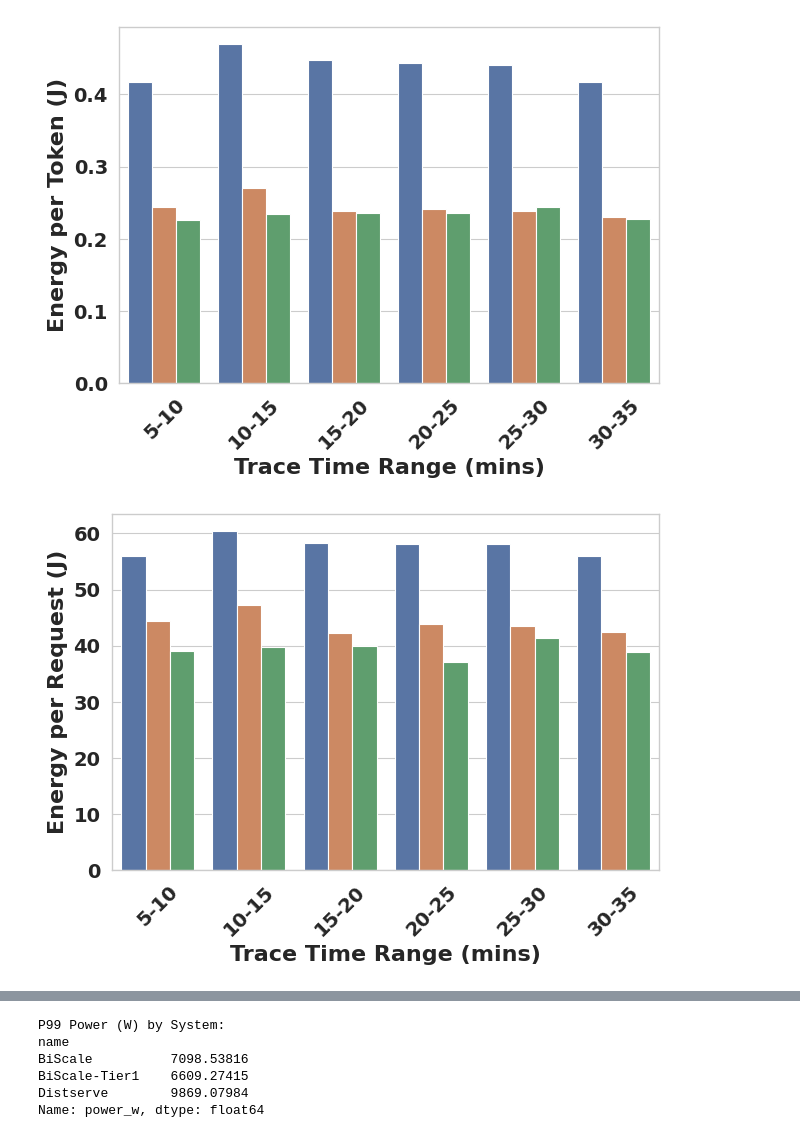
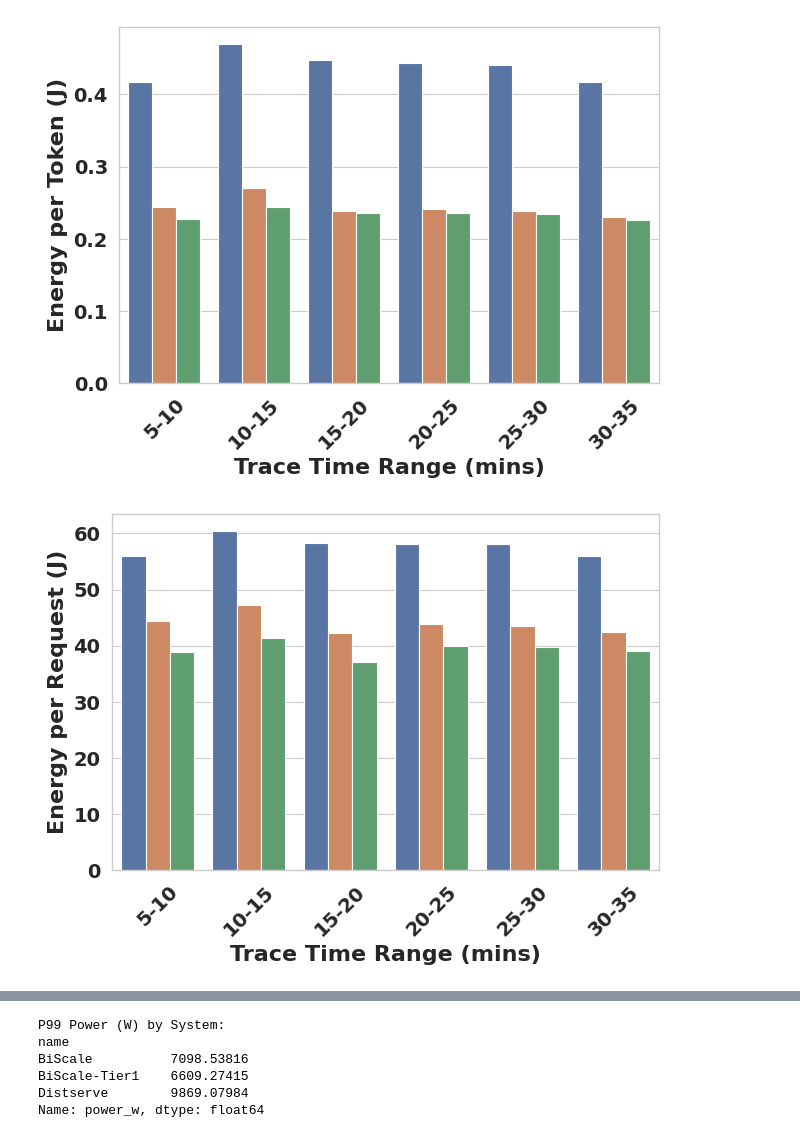
Before and after one commit to Louis-99/vllm-fork, a Jupyter notebook: additional_stuff/asplos_evals/2_nodes/disag_sharegpt.ipynb, the cells around one changed output, grey strips where cells are left out. Cells and saved outputs as stored; diff of their text form; code cells hidden in the pictures.

```diff
--- a/additional_stuff/asplos_evals/2_nodes/disag_sharegpt.ipynb
+++ b/additional_stuff/asplos_evals/2_nodes/disag_sharegpt.ipynb
@@ -25,12 +25,12 @@ rename_mapping = {
     'OURS_AUG16_AZURE_SHAREGPT_P67_3': 'BiScale-Tier1 40',
     'OURS_AUG16_AZURE_SHAREGPT_P67_2': 'BiScale-Tier1 25',
     'OURS_AUG16_AZURE_SHAREGPT_P67_1': 'BiScale-Tier1 10',
-    'OURS_AUG16_AZURE_SHAREGPT_P67_6_DVFS': 'BiScale 10',
-    'OURS_AUG16_AZURE_SHAREGPT_P67_5_DVFS': 'BiScale 25',
-    'OURS_AUG16_AZURE_SHAREGPT_P67_4_DVFS': 'BiScale 40',
-    'OURS_AUG16_AZURE_SHAREGPT_P67_3_DVFS': 'BiScale 55',
-    'OURS_AUG16_AZURE_SHAREGPT_P67_2_DVFS': 'BiScale 70',
-    'OURS_AUG16_AZURE_SHAREGPT_P67_1_DVFS': 'BiScale 85',
+    'OURS_AUG16_AZURE_SHAREGPT_P67_6_DVFS': 'BiScale 85',
+    'OURS_AUG16_AZURE_SHAREGPT_P67_5_DVFS': 'BiScale 70',
+    'OURS_AUG16_AZURE_SHAREGPT_P67_4_DVFS': 'BiScale 55',
+    'OURS_AUG16_AZURE_SHAREGPT_P67_3_DVFS': 'BiScale 40',
+    'OURS_AUG16_AZURE_SHAREGPT_P67_2_DVFS': 'BiScale 25',
+    'OURS_AUG16_AZURE_SHAREGPT_P67_1_DVFS': 'BiScale 10',
 }
 
 
@@ -186,2 +186,2 @@ plt.savefig("figs/real_67p_trace_energy_per_request_total.pdf", format="pdf")
-[figure, old version]
+[figure, new version]
-[figure, old version]
+[figure, new version]
```
Also changed, not shown: parts of 2 cells of this notebook, 46 other files.
